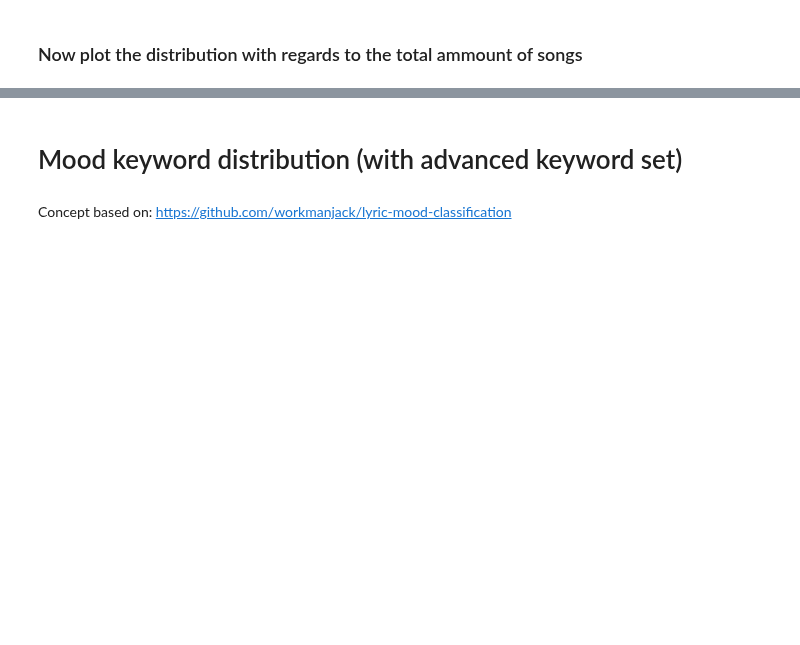
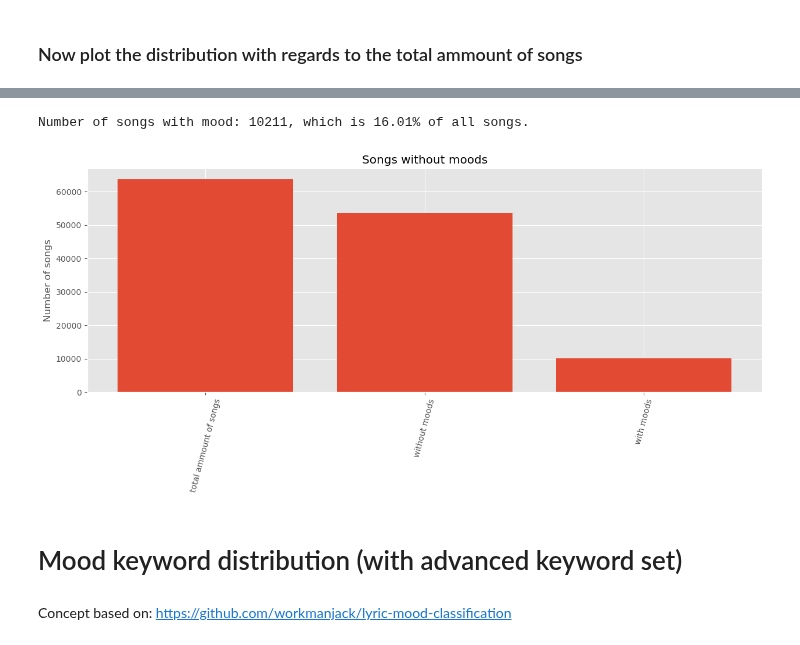
Before and after one commit to Simon-0711/ta_lyrics_sentiment_classification, a Jupyter notebook: data_exploration/lastfm_labels/lastfm_labels.ipynb, the cells around one changed output, grey strips where cells are left out. Cells and saved outputs as stored; diff of their text form; code cells hidden in the pictures; blank space fills up the shorter version.

```diff
--- a/data_exploration/lastfm_labels/lastfm_labels.ipynb
+++ b/data_exploration/lastfm_labels/lastfm_labels.ipynb
@@ -210,7 +284,8 @@ plt.show()
 # %%
 songs_without_moods = 0
 
-for tag_list in artists_songs_dataframe["Tags"]:
+for tag_string in artists_songs_dataframe["Tags"]:
+    tag_list = tag_string.split(", ")
     flag = 0
     for mood in MOOD_CATEGORIES:
         for keyword in MOOD_CATEGORIES[mood]:
@@ -222,14 +297,19 @@ for tag_list in artists_songs_dataframe["Tags"]:
 # %%
 # the following figure shows the ammount of songs not containing any of the mood keywords
 
 labels = ["total ammount of songs", "without moods", "with moods"]
-data = [ len(artists_songs_dataframe["Tags"]), songs_without_moods, len(artists_songs_dataframe["Tags"])-songs_without_moods ]
+songs_with_moood = len(artists_songs_dataframe["Tags"])-songs_without_moods
+print(f"Number of songs with mood: {songs_with_moood}, which is {np.round(100*songs_with_moood/len(artists_songs_dataframe['Tags']), 2)}% of all songs.")
+data = [ len(artists_songs_dataframe["Tags"]), songs_without_moods, songs_with_moood ]
 fig, ax = plt.subplots()
 plt.xticks(rotation = 75)
 ax.bar(labels, data)
 ax.set_ylabel('Number of songs')
 plt.title('Songs without moods')
 plt.show()
+# %% [output]
+Number of songs with mood: 10211, which is 16.01% of all songs.
+[figure, added]
 # %% [markdown]
 # Mood keyword distribution (with advanced keyword set)
 # %% [markdown]
```
Also changed, not shown: parts of 22 cells of this notebook.
